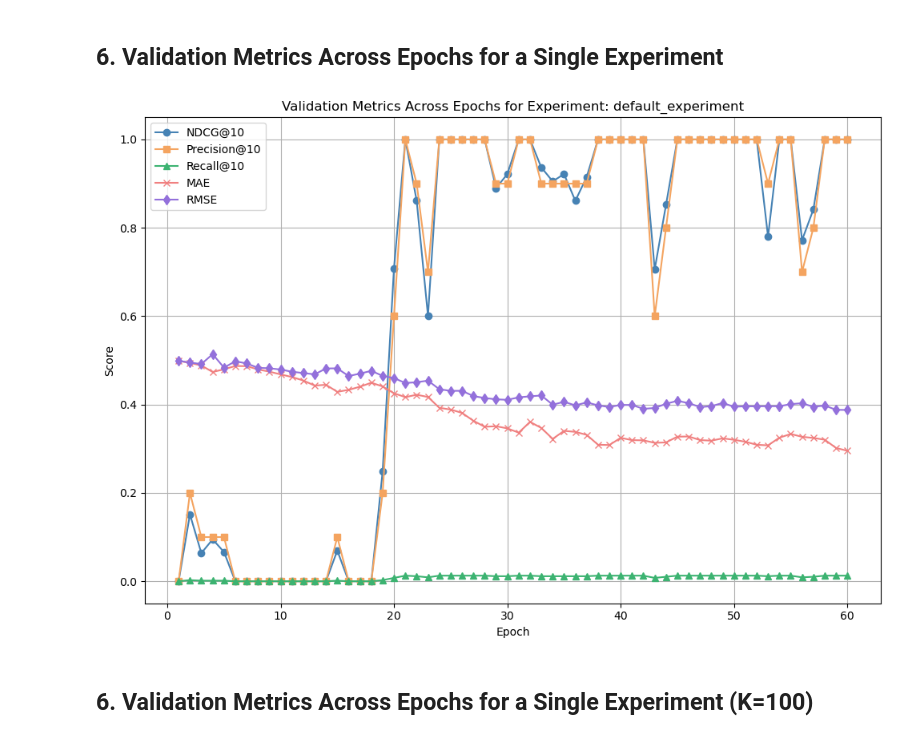
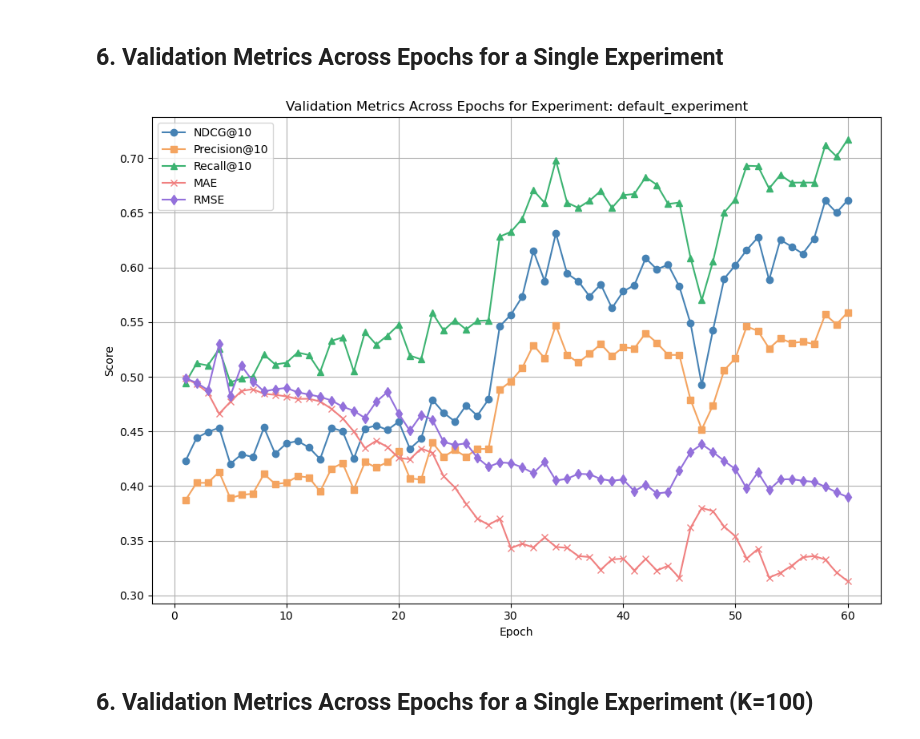
Before and after one commit to LgnOmar/Graduation-Project-Lic-PFE, a Jupyter notebook: ai_experiments/New GEN RecSys 2/JibJobRecSys/notebooks/05a_training_and_evaluation_visualization.ipynb, the cells around one changed output. Drawn from its saved outputs; the diff is of its cells as text; code cells hidden in the pictures.

```diff
--- a/ai_experiments/New GEN RecSys 2/JibJobRecSys/notebooks/05a_training_and_evaluation_visualization.ipynb
+++ b/ai_experiments/New GEN RecSys 2/JibJobRecSys/notebooks/05a_training_and_evaluation_visualization.ipynb
@@ -108,25 +108,25 @@ sample_recs
 # %%
 # Charger l'historique d'entraînement avec les métriques de validation par epoch
 experiment_name = 'default_experiment'  # À adapter selon le run à visualiser
-history_path = f'../results/training_history_hgt_2layers_64hidden_60epochs.csv'
+history_path = f'../results/training_history_test_001.csv'
 history_df = pd.read_csv(history_path)
 epochs = range(1, len(history_df['train_loss']) + 1)
 plt.figure(figsize=(10, 7))
 plt.plot(epochs, history_df['val_ndcg@10'], label='NDCG@10', marker='o', color='steelblue')
 plt.plot(epochs, history_df['val_precision@10'], label='Precision@10', marker='s', color='sandybrown')
 plt.plot(epochs, history_df['val_recall@10'], label='Recall@10', marker='^', color='mediumseagreen')
 plt.plot(epochs, history_df['val_mae'], label='MAE', marker='x', color='lightcoral')
 plt.plot(epochs, history_df['val_rmse'], label='RMSE', marker='d', color='mediumpurple')
 plt.xlabel('Epoch')
 plt.ylabel('Score')
 plt.title(f'Validation Metrics Across Epochs for Experiment: {experiment_name}')
 plt.legend()
 plt.grid(True)
 plt.tight_layout()
 plt.savefig(f'../visualizations/epoch_wise_validation_metrics_{experiment_name}.png')
 plt.show()
 # %% [output]
-[figure, old version]
+[figure, new version]
 # %% [markdown]
 ## 6. Validation Metrics Across Epochs for a Single Experiment (K=100)
 # %%
```
Also changed, not shown: parts of 2 cells of this notebook, 19 other files.
